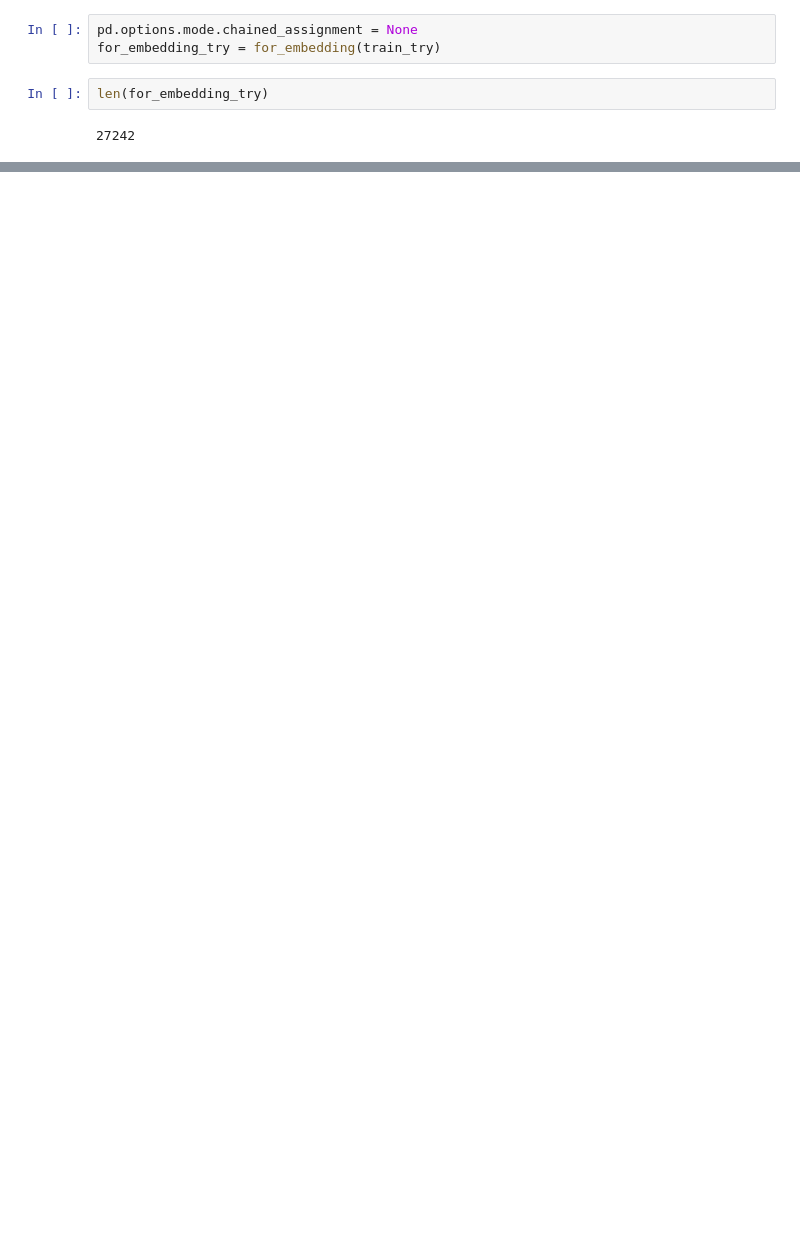
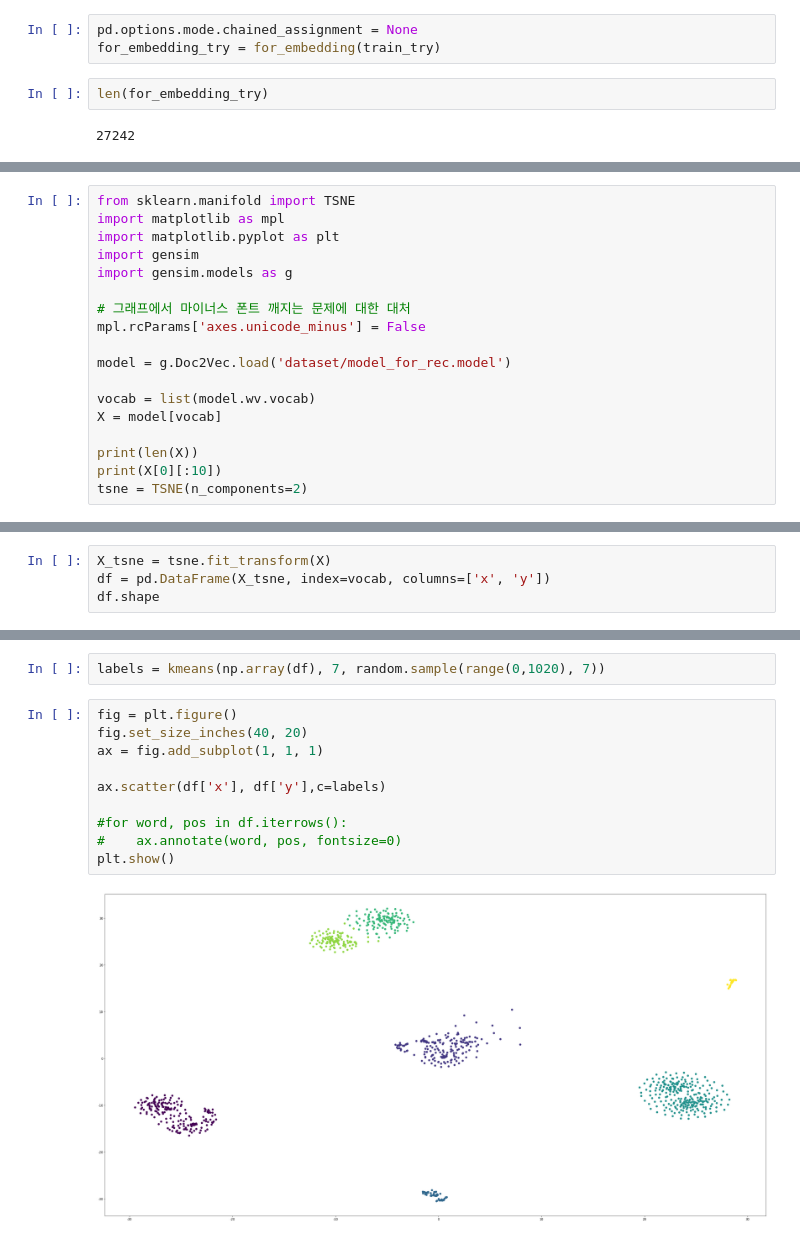
Before and after one commit to 112224/studyselfer, a Jupyter notebook: recommend.ipynb, the cells around one changed output, grey strips where cells are left out. Drawn from its saved outputs; the diff is of its cells as text; blank space fills up the shorter version.

```diff
--- a/recommend.ipynb
+++ b/recommend.ipynb
@@ -216,0 +325,18 @@ len(for_embedding_try)
+# %%
+from sklearn.manifold import TSNE
+import matplotlib as mpl
+import matplotlib.pyplot as plt
+import gensim
+import gensim.models as g
+
+# 그래프에서 마이너스 폰트 깨지는 문제에 대한 대처
+mpl.rcParams['axes.unicode_minus'] = False
+
+model = g.Doc2Vec.load('dataset/model_for_rec.model')
+
+vocab = list(model.wv.vocab)
+X = model[vocab]
+
+print(len(X))
+print(X[0][:10])
+tsne = TSNE(n_components=2)
@@ -216,0 +347,4 @@ len(for_embedding_try)
+# %%
+X_tsne = tsne.fit_transform(X)
+df = pd.DataFrame(X_tsne, index=vocab, columns=['x', 'y'])
+df.shape
@@ -216,0 +418,14 @@ len(for_embedding_try)
+# %%
+labels = kmeans(np.array(df), 7, random.sample(range(0,1020), 7))
+# %%
+fig = plt.figure()
+fig.set_size_inches(40, 20)
+ax = fig.add_subplot(1, 1, 1)
+
+ax.scatter(df['x'], df['y'],c=labels)
+
+#for word, pos in df.iterrows():
+#    ax.annotate(word, pos, fontsize=0)
+plt.show()
+# %% [output]
+[figure, added]
```
Also changed, not shown: parts of 23 cells of this notebook.
